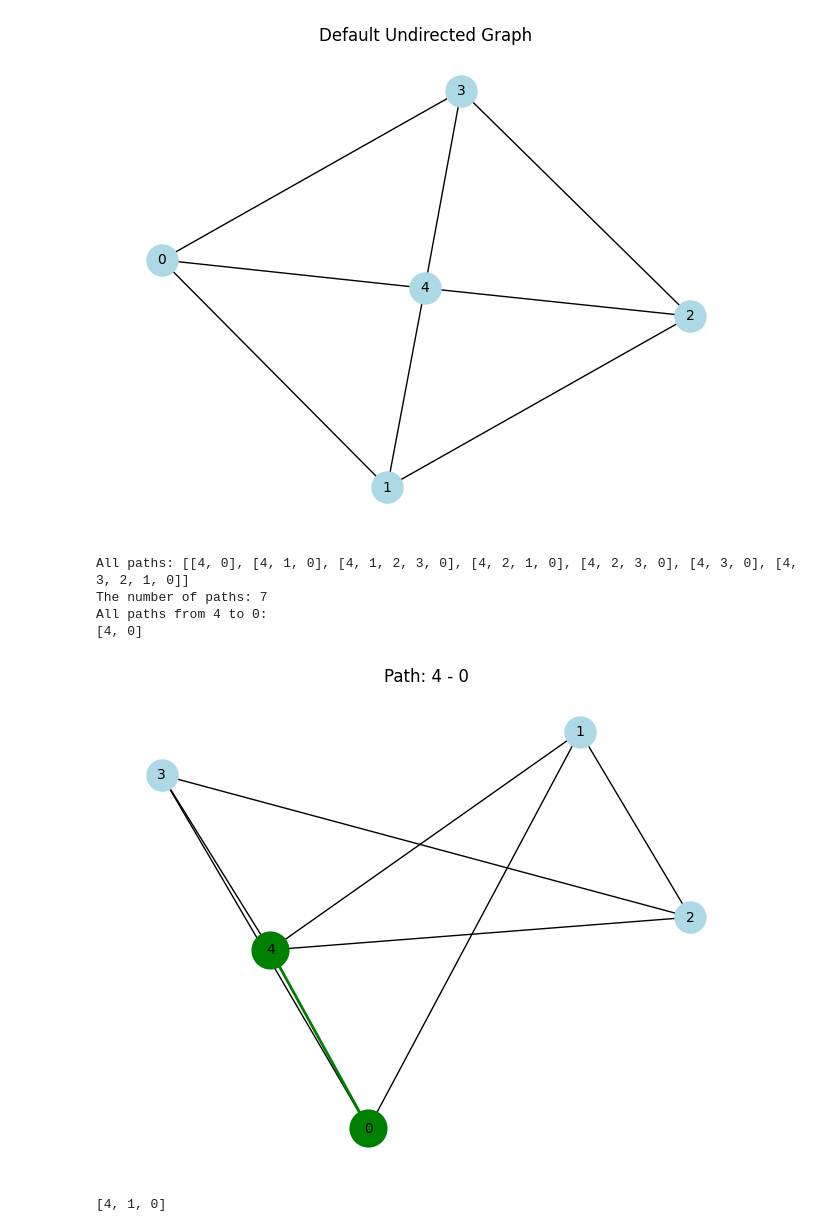
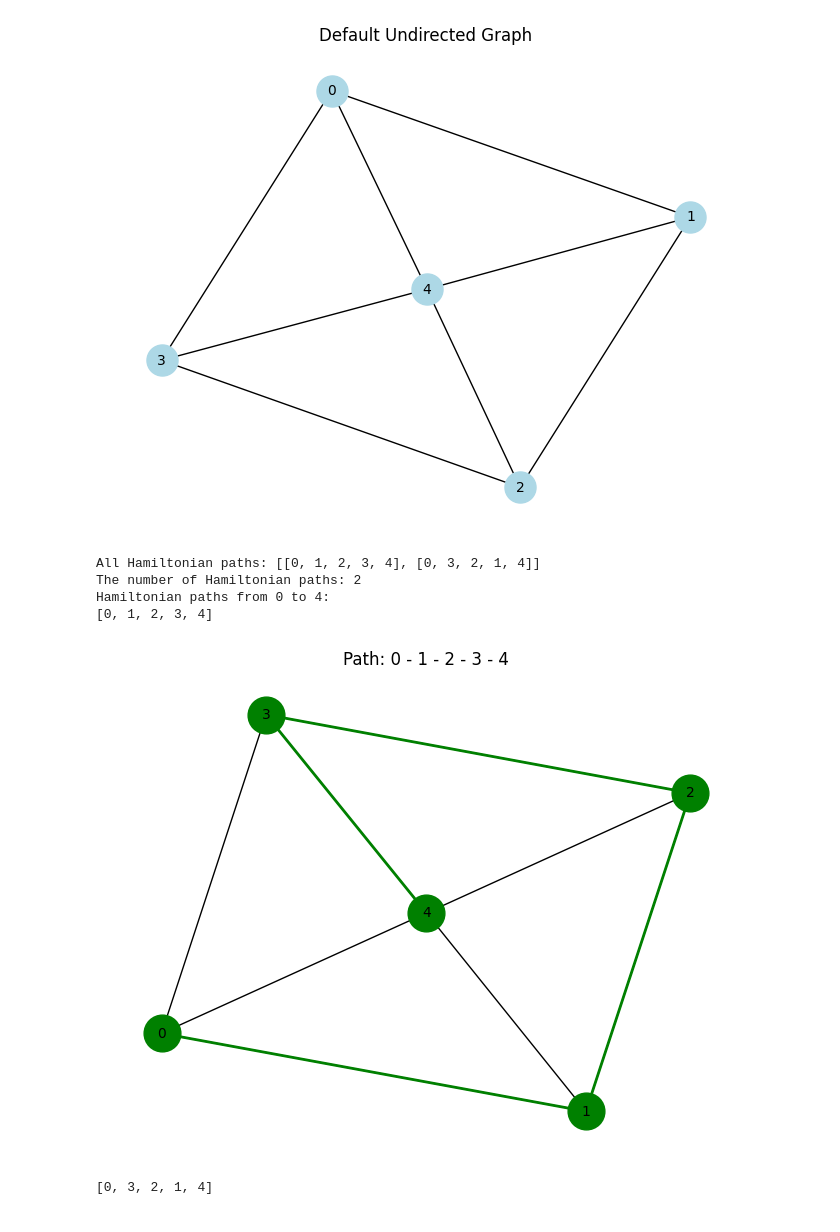
Before and after one commit to PhupaSirirat/Algorithm-Design-Analysis, a Jupyter notebook: LAB2 Brute Force/2-1.ipynb, the cells around one changed output. Cells and saved outputs as stored; diff of their text form; code cells hidden in the pictures.

```diff
--- a/LAB2 Brute Force/2-1.ipynb
+++ b/LAB2 Brute Force/2-1.ipynb
@@ -137,7 +137,9 @@ def Path(graph, u, v):
         path.append(current_node)
 
         if current_node == target_node:
-            all_paths.append(path.copy())
+            # Check if it's a Hamiltonian path (visits all nodes exactly once)
+            if len(path) == len(graph):
+                all_paths.append(path.copy())
         else:
             for i in range(len(graph)):
                 if graph[current_node][i] == 1 and not visited[i]:
@@ -156,17 +158,19 @@ def Path(graph, u, v):
     # Display the default graph before any pathfinding
     visualize_graph(graph, is_directed)
 
-    # Perform DFS to find all paths
+    # Perform DFS to find all Hamiltonian paths from u to v
     dfs(u, v, visited, path, all_paths)
-    print('All paths:', all_paths)
-    print('The number of paths:', len(all_paths))
+
+    # Display results
+    print('All Hamiltonian paths:', all_paths)
+    print('The number of Hamiltonian paths:', len(all_paths))
     if all_paths:
-        print(f"All paths from {u} to {v}:")
+        print(f"Hamiltonian paths from {u} to {v}:")
         for p in all_paths:
             print(p)
             visualize_path(graph, p, is_directed)
     else:
-        print(f"No path found from {u} to {v}")
+        print(f"No Hamiltonian path found from {u} to {v}")
 
 def is_directed_graph(graph):
     """ Check if the graph is directed based on adjacency matrix symmetry """
@@ -178,6 +182,7 @@ def is_directed_graph(graph):
     return False
 
 def visualize_graph(graph, is_directed):
+    """ Visualize the entire graph """
     G = nx.DiGraph() if is_directed else nx.Graph()
     for i in range(len(graph)):
         for j in range(len(graph)):
@@ -192,6 +197,7 @@ def visualize_graph(graph, is_directed):
     plt.show()
 
 def visualize_path(graph, path, is_directed):
+    """ Visualize a specific path on the graph """
     G = nx.DiGraph() if is_directed else nx.Graph()
     for i in range(len(graph)):
         for j in range(len(graph)):
@@ -210,12 +216,12 @@ def visualize_path(graph, path, is_directed):
     plt.title(f"Path: {' -> '.join(map(str, path))}" if is_directed else f"Path: {' - '.join(map(str, path))}")
     plt.show()
 # %%
-Path(graph2_1_5, 4, 0)
+Path(graph2_1_5, 0, 4)
 # %% [output]
-[figure, old version]
+[figure, new version]
-All paths: [[4, 0], [4, 1, 0], [4, 1, 2, 3, 0], [4, 2, 1, 0], [4, 2, 3, 0], [4, 3, 0], [4, 3, 2, 1, 0]]
-The number of paths: 7
-All paths from 4 to 0:
-[4, 0]
+All Hamiltonian paths: [[0, 1, 2, 3, 4], [0, 3, 2, 1, 4]]
+The number of Hamiltonian paths: 2
+Hamiltonian paths from 0 to 4:
+[0, 1, 2, 3, 4]
-[figure, old version]
+[figure, new version]
-[4, 1, 0]
+[0, 3, 2, 1, 4]
```
Also changed, not shown: parts of 1 cell of this notebook, 1 other file.
